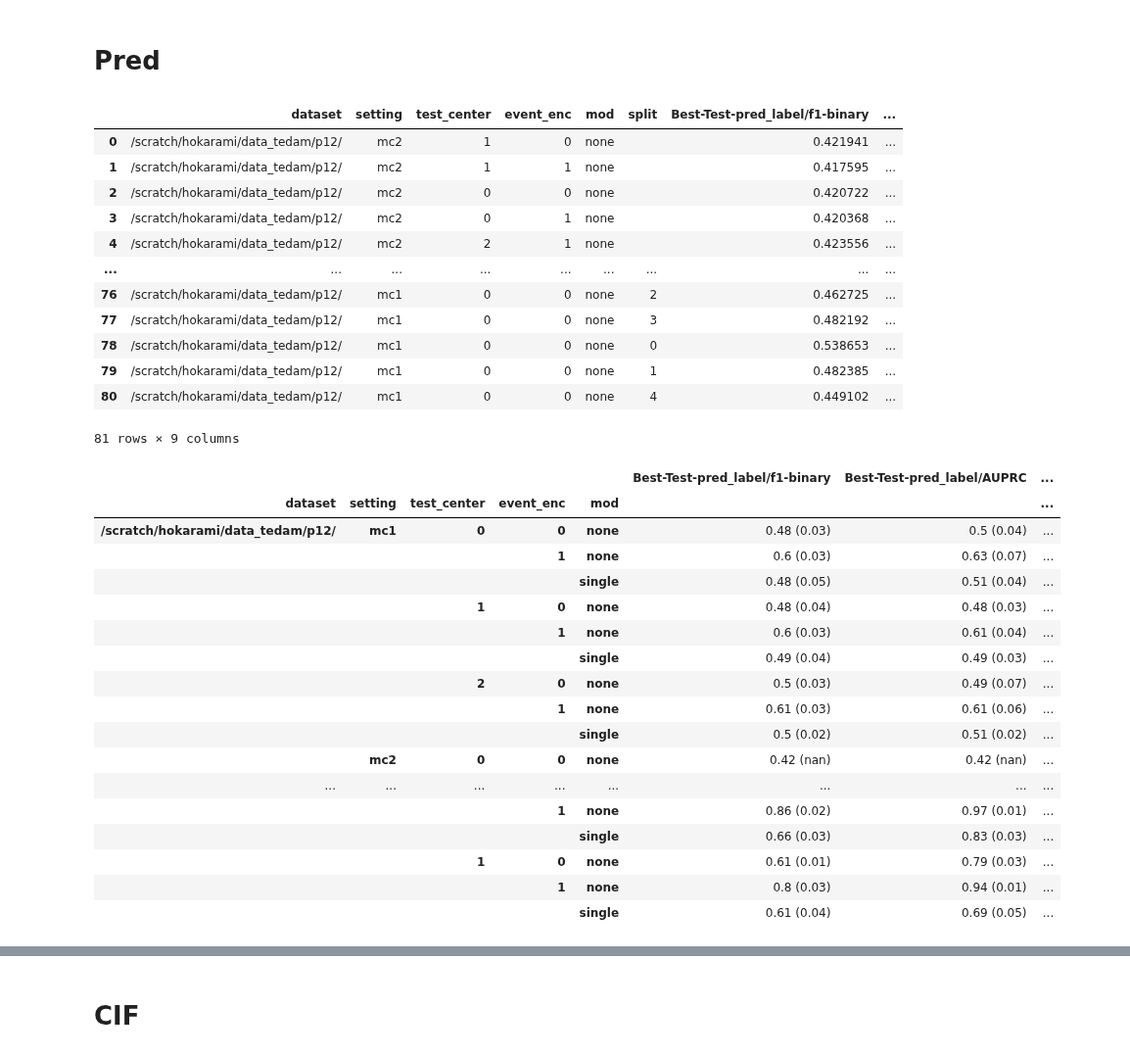
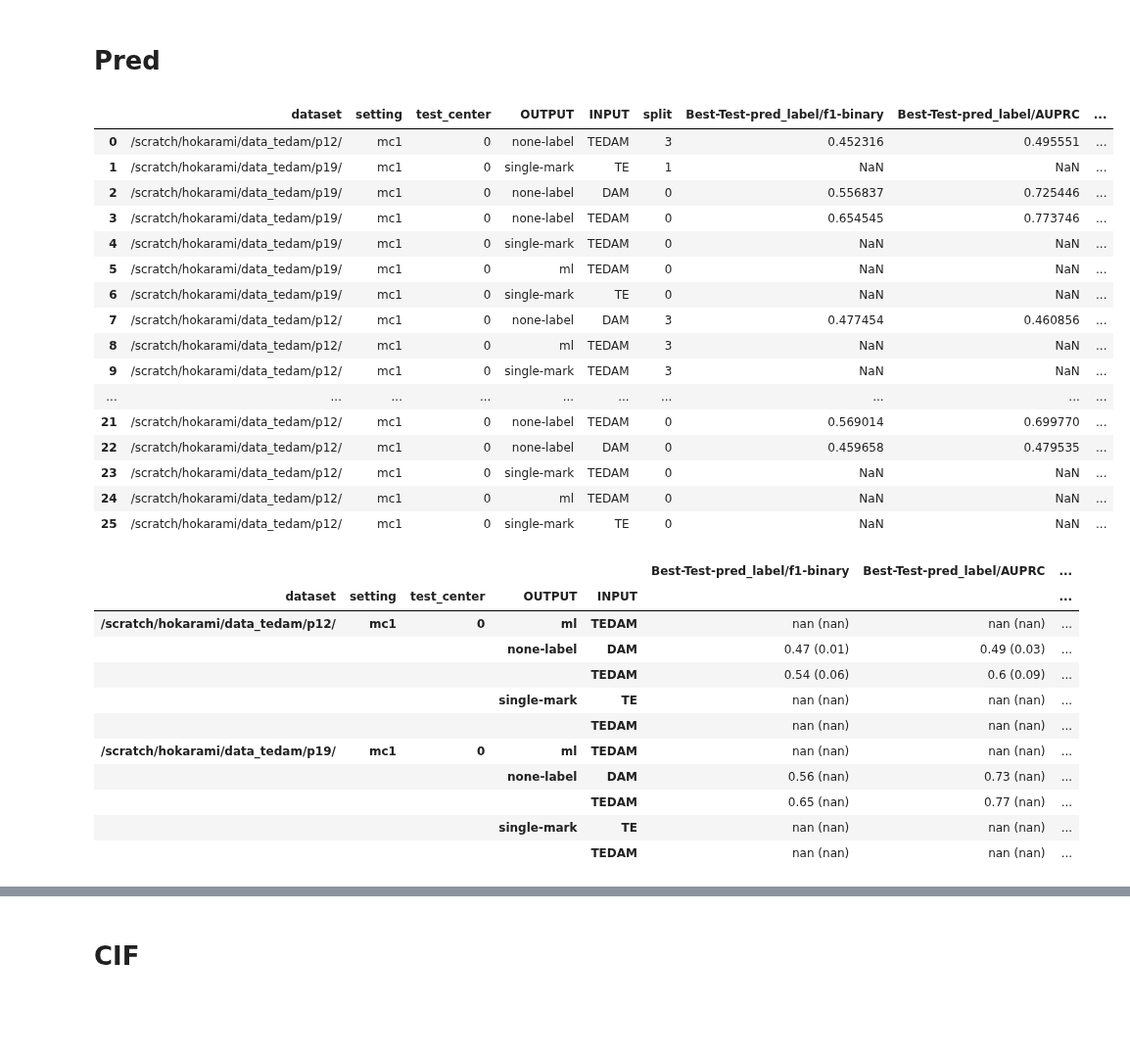
Before and after one commit to hojjatkarami/tedam2, a Jupyter notebook: jup_res.ipynb, the cells around one changed output, grey strips where cells are left out. Shown at 98% size. Cells and saved outputs as stored; diff of their text form; code cells hidden in the pictures; blank space fills up the shorter version.

```diff
--- a/jup_res.ipynb
+++ b/jup_res.ipynb
@@ -87,10 +87,11 @@ dict_keys(['w', 'lr', 'log', 'mod', 'per', 'cuda', 'data', 'date', 'demo', 'prof
 # %% [markdown]
 # Pred
 # %%
-df_filt = dl_runs(runs, selected_tag='PredN')
+df_filt = dl_runs(runs, selected_tag='V1')
 # %%
 i_groupby_row =['dataset','setting','test_center']
 i_groupby_col = ['event_enc','mod']
+i_groupby_col=['OUTPUT','INPUT']
 i_agg = ['split']
 i_metric = ['Best-Test-pred_label/f1-binary','Best-Test-pred_label/AUPRC','Best-Test-pred_label/AUROC']
 # i_metric = ['Test-CIF/NLL-#events']
@@ -100,61 +101,59 @@ i_metric = ['Best-Test-pred_label/f1-binary','Best-Test-pred_label/AUPRC','Best-
 
 d_name = [x for x in df_filt.name]
 
 df_config = pd.DataFrame(   [{k:v for k,v in x.items()} for x in df_filt.config]    )
 
 df_summary = pd.DataFrame(   [{k:v for k,v in x.items()} for x in df_filt.summary]    )
 
 df = pd.concat([df_config, df_summary],axis=1)
 # df.name = df_filt.name
 df = df[i_groupby_row + i_groupby_col + i_agg + i_metric]
 df
 
 
 
 
 a0 = df.groupby(i_groupby_row + i_groupby_col)[i_metric].size().rename('runs')
 
 a1 = df.groupby(i_groupby_row + i_groupby_col)[i_metric].aggregate(['mean','std']).round(3)
 
 a1 = df.groupby(i_groupby_row + i_groupby_col)[i_metric].aggregate(lambda x:str(round(x.mean(),2))  + ' (' + str(round(x.std(),2))  +')'  ) #
 
 # a4 = df.groupby(i_by)[i_metric].apply(lambda x:x.round(3).tolist())   # x.round(3).tolist()
 a1
 
 a1.reset_index().pivot(index=i_groupby_row,columns=i_groupby_col)
 
 
 
 # a1.to_csv("aaa.csv")
 # %% [output]
-|  | dataset | setting | test_center | event_enc | mod | split | Best-Test-pred_label/f1-binary | ... |
-| 0 | /scratch/hokarami/data_tedam/p12/ | mc2 | 1 | 0 | none |  | 0.421941 | ... |
-| 1 | /scratch/hokarami/data_tedam/p12/ | mc2 | 1 | 1 | none |  | 0.417595 | ... |
-| 2 | /scratch/hokarami/data_tedam/p12/ | mc2 | 0 | 0 | none |  | 0.420722 | ... |
-| 3 | /scratch/hokarami/data_tedam/p12/ | mc2 | 0 | 1 | none |  | 0.420368 | ... |
-| 4 | /scratch/hokarami/data_tedam/p12/ | mc2 | 2 | 1 | none |  | 0.423556 | ... |
-| ... | ... | ... | ... | ... | ... | ... | ... | ... |
-| 76 | /scratch/hokarami/data_tedam/p12/ | mc1 | 0 | 0 | none | 2 | 0.462725 | ... |
-| 77 | /scratch/hokarami/data_tedam/p12/ | mc1 | 0 | 0 | none | 3 | 0.482192 | ... |
-| 78 | /scratch/hokarami/data_tedam/p12/ | mc1 | 0 | 0 | none | 0 | 0.538653 | ... |
-| 79 | /scratch/hokarami/data_tedam/p12/ | mc1 | 0 | 0 | none | 1 | 0.482385 | ... |
-| 80 | /scratch/hokarami/data_tedam/p12/ | mc1 | 0 | 0 | none | 4 | 0.449102 | ... |
+|  | dataset | setting | test_center | OUTPUT | INPUT | split | Best-Test-pred_label/f1-binary | Best-Test-pred_label/AUPRC | ... |
+| 0 | /scratch/hokarami/data_tedam/p12/ | mc1 | 0 | none-label | TEDAM | 3 | 0.452316 | 0.495551 | ... |
+| 1 | /scratch/hokarami/data_tedam/p19/ | mc1 | 0 | single-mark | TE | 1 | NaN | NaN | ... |
+| 2 | /scratch/hokarami/data_tedam/p19/ | mc1 | 0 | none-label | DAM | 0 | 0.556837 | 0.725446 | ... |
+| 3 | /scratch/hokarami/data_tedam/p19/ | mc1 | 0 | none-label | TEDAM | 0 | 0.654545 | 0.773746 | ... |
+| 4 | /scratch/hokarami/data_tedam/p19/ | mc1 | 0 | single-mark | TEDAM | 0 | NaN | NaN | ... |
+| 5 | /scratch/hokarami/data_tedam/p19/ | mc1 | 0 | ml | TEDAM | 0 | NaN | NaN | ... |
+| 6 | /scratch/hokarami/data_tedam/p19/ | mc1 | 0 | single-mark | TE | 0 | NaN | NaN | ... |
+| 7 | /scratch/hokarami/data_tedam/p12/ | mc1 | 0 | none-label | DAM | 3 | 0.477454 | 0.460856 | ... |
+| 8 | /scratch/hokarami/data_tedam/p12/ | mc1 | 0 | ml | TEDAM | 3 | NaN | NaN | ... |
+| 9 | /scratch/hokarami/data_tedam/p12/ | mc1 | 0 | single-mark | TEDAM | 3 | NaN | NaN | ... |
+| ... | ... | ... | ... | ... | ... | ... | ... | ... | ... |
+| 21 | /scratch/hokarami/data_tedam/p12/ | mc1 | 0 | none-label | TEDAM | 0 | 0.569014 | 0.699770 | ... |
+| 22 | /scratch/hokarami/data_tedam/p12/ | mc1 | 0 | none-label | DAM | 0 | 0.459658 | 0.479535 | ... |
+| 23 | /scratch/hokarami/data_tedam/p12/ | mc1 | 0 | single-mark | TEDAM | 0 | NaN | NaN | ... |
+| 24 | /scratch/hokarami/data_tedam/p12/ | mc1 | 0 | ml | TEDAM | 0 | NaN | NaN | ... |
+| 25 | /scratch/hokarami/data_tedam/p12/ | mc1 | 0 | single-mark | TE | 0 | NaN | NaN | ... |
-81 rows × 9 columns
 |  |  |  |  |  | Best-Test-pred_label/f1-binary | Best-Test-pred_label/AUPRC | ... |
-| dataset | setting | test_center | event_enc | mod |  |  | ... |
-| /scratch/hokarami/data_tedam/p12/ | mc1 | 0 | 0 | none | 0.48 (0.03) | 0.5 (0.04) | ... |
-|  |  |  | 1 | none | 0.6 (0.03) | 0.63 (0.07) | ... |
-|  |  |  |  | single | 0.48 (0.05) | 0.51 (0.04) | ... |
-|  |  | 1 | 0 | none | 0.48 (0.04) | 0.48 (0.03) | ... |
-|  |  |  | 1 | none | 0.6 (0.03) | 0.61 (0.04) | ... |
-|  |  |  |  | single | 0.49 (0.04) | 0.49 (0.03) | ... |
-|  |  | 2 | 0 | none | 0.5 (0.03) | 0.49 (0.07) | ... |
-|  |  |  | 1 | none | 0.61 (0.03) | 0.61 (0.06) | ... |
-|  |  |  |  | single | 0.5 (0.02) | 0.51 (0.02) | ... |
-|  | mc2 | 0 | 0 | none | 0.42 (nan) | 0.42 (nan) | ... |
-| ... | ... | ... | ... | ... | ... | ... | ... |
-|  |  |  | 1 | none | 0.86 (0.02) | 0.97 (0.01) | ... |
-|  |  |  |  | single | 0.66 (0.03) | 0.83 (0.03) | ... |
-|  |  | 1 | 0 | none | 0.61 (0.01) | 0.79 (0.03) | ... |
-|  |  |  | 1 | none | 0.8 (0.03) | 0.94 (0.01) | ... |
-|  |  |  |  | single | 0.61 (0.04) | 0.69 (0.05) | ... |
+| dataset | setting | test_center | OUTPUT | INPUT |  |  | ... |
+| /scratch/hokarami/data_tedam/p12/ | mc1 | 0 | ml | TEDAM | nan (nan) | nan (nan) | ... |
+|  |  |  | none-label | DAM | 0.47 (0.01) | 0.49 (0.03) | ... |
+|  |  |  |  | TEDAM | 0.54 (0.06) | 0.6 (0.09) | ... |
+|  |  |  | single-mark | TE | nan (nan) | nan (nan) | ... |
+|  |  |  |  | TEDAM | nan (nan) | nan (nan) | ... |
+| /scratch/hokarami/data_tedam/p19/ | mc1 | 0 | ml | TEDAM | nan (nan) | nan (nan) | ... |
+|  |  |  | none-label | DAM | 0.56 (nan) | 0.73 (nan) | ... |
+|  |  |  |  | TEDAM | 0.65 (nan) | 0.77 (nan) | ... |
+|  |  |  | single-mark | TE | nan (nan) | nan (nan) | ... |
+|  |  |  |  | TEDAM | nan (nan) | nan (nan) | ... |
```
Also changed, not shown: parts of 2 cells of this notebook, 1 other file.
